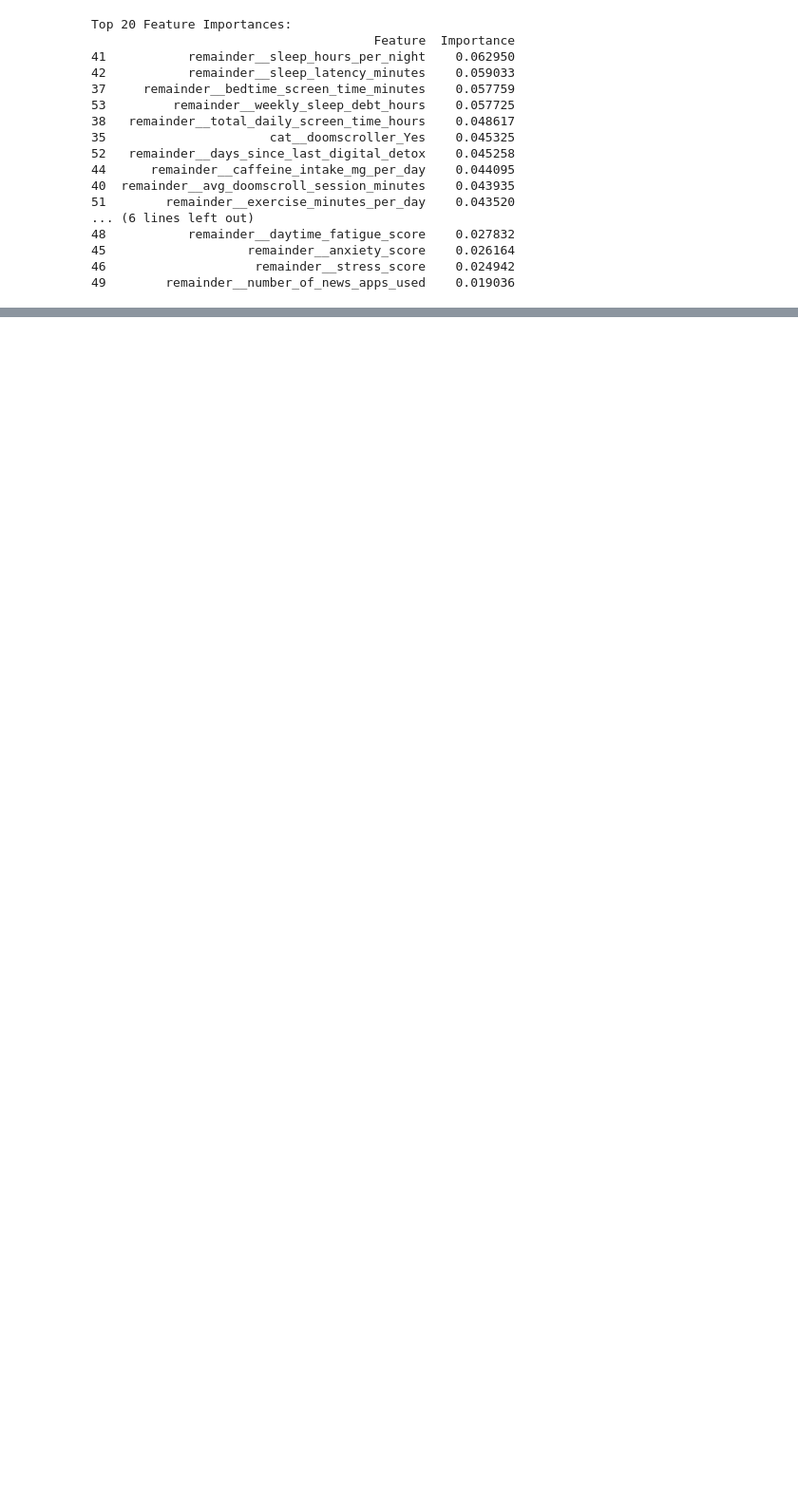
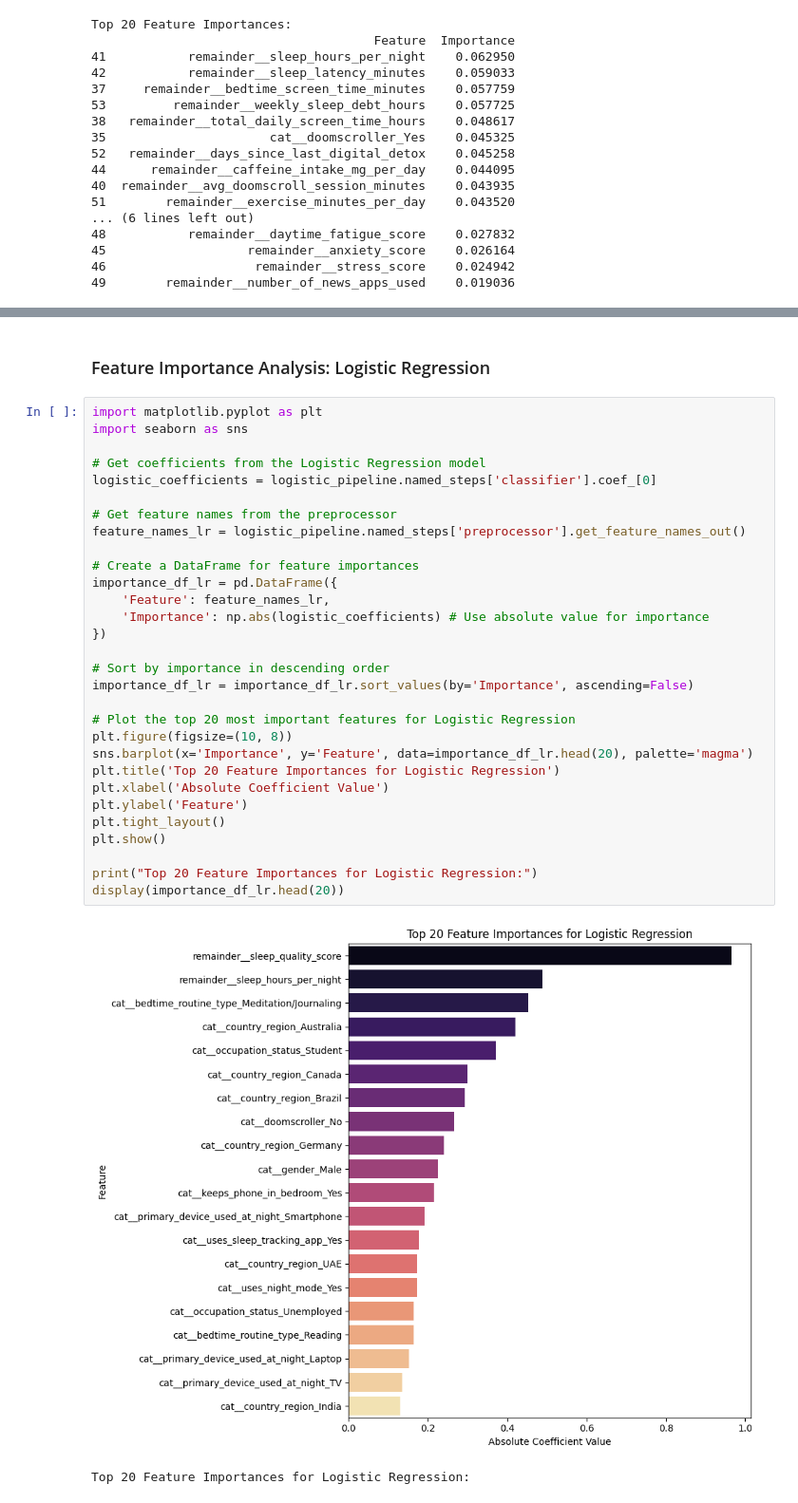
Before and after one commit to kxrrym03/Sleep-Doomscrolling-Habits, a Jupyter notebook: Sleep_&_Doomscrolling.ipynb, the cells around one changed output, grey strips where cells are left out. Shown at 95% size. Cells and saved outputs as stored; diff of their text form; blank space fills up the shorter version.

```diff
--- a/Sleep_&_Doomscrolling.ipynb
+++ b/Sleep_&_Doomscrolling.ipynb
@@ -477,0 +534,35 @@ Top 20 Feature Importances:
+# %% [markdown]
+### Feature Importance Analysis: Logistic Regression
+# %%
+import matplotlib.pyplot as plt
+import seaborn as sns
+
+# Get coefficients from the Logistic Regression model
+logistic_coefficients = logistic_pipeline.named_steps['classifier'].coef_[0]
+
+# Get feature names from the preprocessor
+feature_names_lr = logistic_pipeline.named_steps['preprocessor'].get_feature_names_out()
+
+# Create a DataFrame for feature importances
+importance_df_lr = pd.DataFrame({
+    'Feature': feature_names_lr,
+    'Importance': np.abs(logistic_coefficients) # Use absolute value for importance
+})
+
+# Sort by importance in descending order
+importance_df_lr = importance_df_lr.sort_values(by='Importance', ascending=False)
+
+# Plot the top 20 most important features for Logistic Regression
+plt.figure(figsize=(10, 8))
+sns.barplot(x='Importance', y='Feature', data=importance_df_lr.head(20), palette='magma')
+plt.title('Top 20 Feature Importances for Logistic Regression')
+plt.xlabel('Absolute Coefficient Value')
+plt.ylabel('Feature')
+plt.tight_layout()
+plt.show()
+
+print("Top 20 Feature Importances for Logistic Regression:")
+display(importance_df_lr.head(20))
+# %% [output]
+[figure, added]
+Top 20 Feature Importances for Logistic Regression:
```
Also changed, not shown: parts of 7 cells of this notebook.
